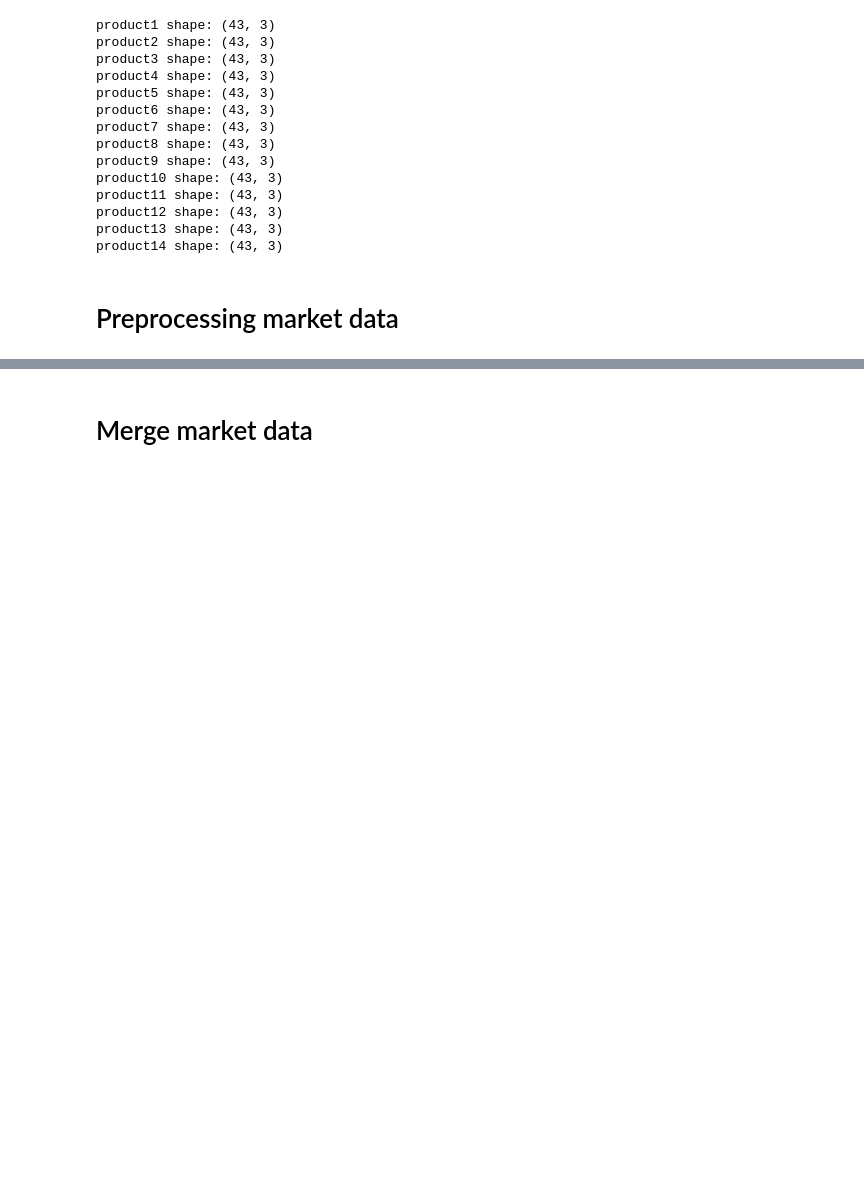
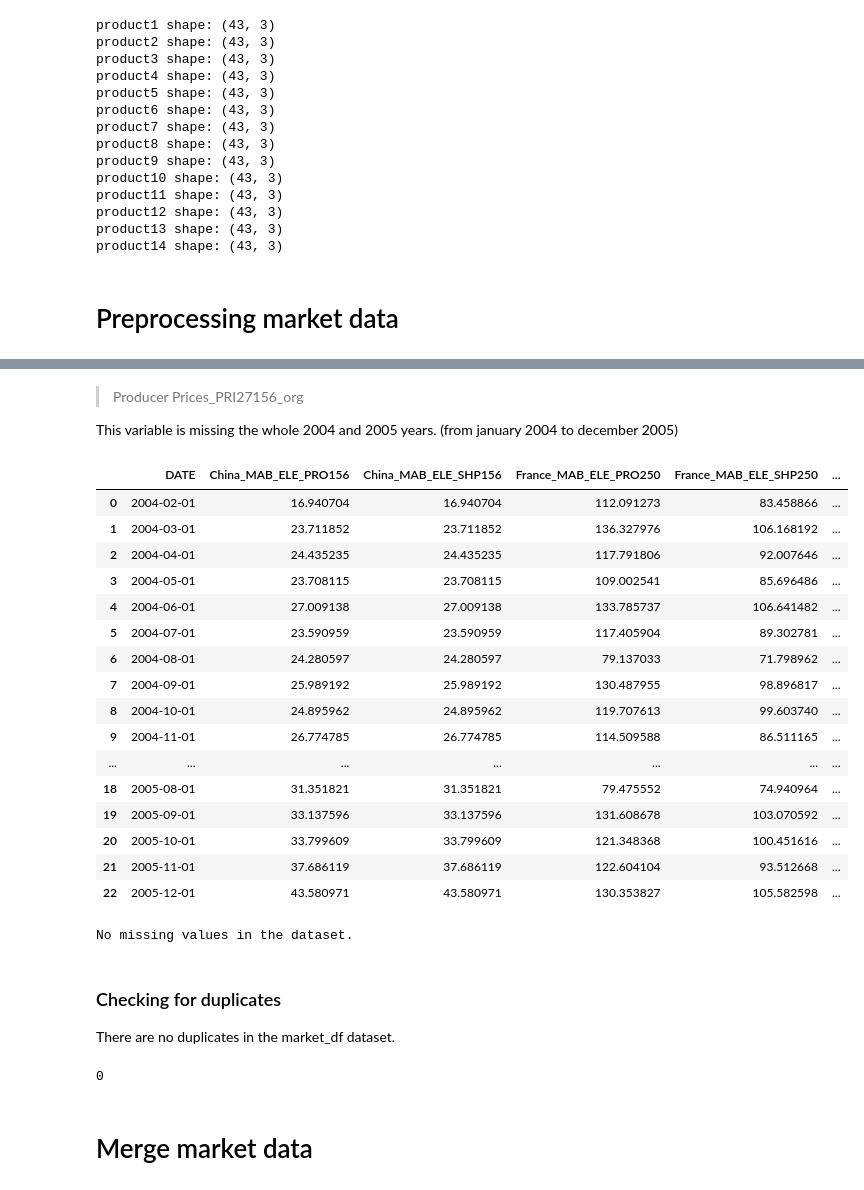
Before and after one commit to RubenCMarques/Case-2--Siemens-Sales-Forecast, a Jupyter notebook: Notebooks/diogo_test.ipynb, the cells around one changed output, grey strips where cells are left out. Drawn from its saved outputs; the diff is of its cells as text; code cells hidden in the pictures; blank space fills up the shorter version.

```diff
--- a/Notebooks/diogo_test.ipynb
+++ b/Notebooks/diogo_test.ipynb
@@ -206,0 +492,3 @@ market_df['YearMonth'] = market_df['YearMonth'].dt.strftime('%Y-%m')
+# %%
+# fill missing values in Producer Prices_PRI27250_org with zero
+market_df['Producer Prices_PRI27250_org'].fillna(0, inplace=True)
@@ -206,0 +501,25 @@ market_df['YearMonth'] = market_df['YearMonth'].dt.strftime('%Y-%m')
+# %% [markdown]
+> Producer Prices_PRI27156_org
+
+This variable is missing the whole 2004 and 2005 years. (from january 2004 to december 2005)
+# %%
+# check missing values in Producer Prices_PRI27156_org
+market_df[market_df['Producer Prices_PRI27156_org'].isnull()]
+# %% [output]
+|  | DATE | China_MAB_ELE_PRO156 | China_MAB_ELE_SHP156 | France_MAB_ELE_PRO250 | France_MAB_ELE_SHP250 | ... |
+| 0 | 2004-02-01 | 16.940704 | 16.940704 | 112.091273 | 83.458866 | ... |
+| 1 | 2004-03-01 | 23.711852 | 23.711852 | 136.327976 | 106.168192 | ... |
+| 2 | 2004-04-01 | 24.435235 | 24.435235 | 117.791806 | 92.007646 | ... |
+| 3 | 2004-05-01 | 23.708115 | 23.708115 | 109.002541 | 85.696486 | ... |
+| 4 | 2004-06-01 | 27.009138 | 27.009138 | 133.785737 | 106.641482 | ... |
+| 5 | 2004-07-01 | 23.590959 | 23.590959 | 117.405904 | 89.302781 | ... |
+| 6 | 2004-08-01 | 24.280597 | 24.280597 | 79.137033 | 71.798962 | ... |
+| 7 | 2004-09-01 | 25.989192 | 25.989192 | 130.487955 | 98.896817 | ... |
+| 8 | 2004-10-01 | 24.895962 | 24.895962 | 119.707613 | 99.603740 | ... |
+| 9 | 2004-11-01 | 26.774785 | 26.774785 | 114.509588 | 86.511165 | ... |
+| ... | ... | ... | ... | ... | ... | ... |
+| 18 | 2005-08-01 | 31.351821 | 31.351821 | 79.475552 | 74.940964 | ... |
+| 19 | 2005-09-01 | 33.137596 | 33.137596 | 131.608678 | 103.070592 | ... |
+| 20 | 2005-10-01 | 33.799609 | 33.799609 | 121.348368 | 100.451616 | ... |
+| 21 | 2005-11-01 | 37.686119 | 37.686119 | 122.604104 | 93.512668 | ... |
+| 22 | 2005-12-01 | 43.580971 | 43.580971 | 130.353827 | 105.582598 | ... |
@@ -207,3 +529,16 @@ market_df['YearMonth'] = market_df['YearMonth'].dt.strftime('%Y-%m')
+# %%
+missing(market_df)
+# %% [output]
+No missing values in the dataset.
+# %% [markdown]
+### Checking for duplicates
+
+There are no duplicates in the market_df dataset.
+# %%
+# check for duplicates in market_df
+market_df.duplicated().sum()
+# %% [output]
+0
 # %% [markdown]
 # Merge market data
 # %%
```
Also changed, not shown: parts of 40 cells of this notebook.
